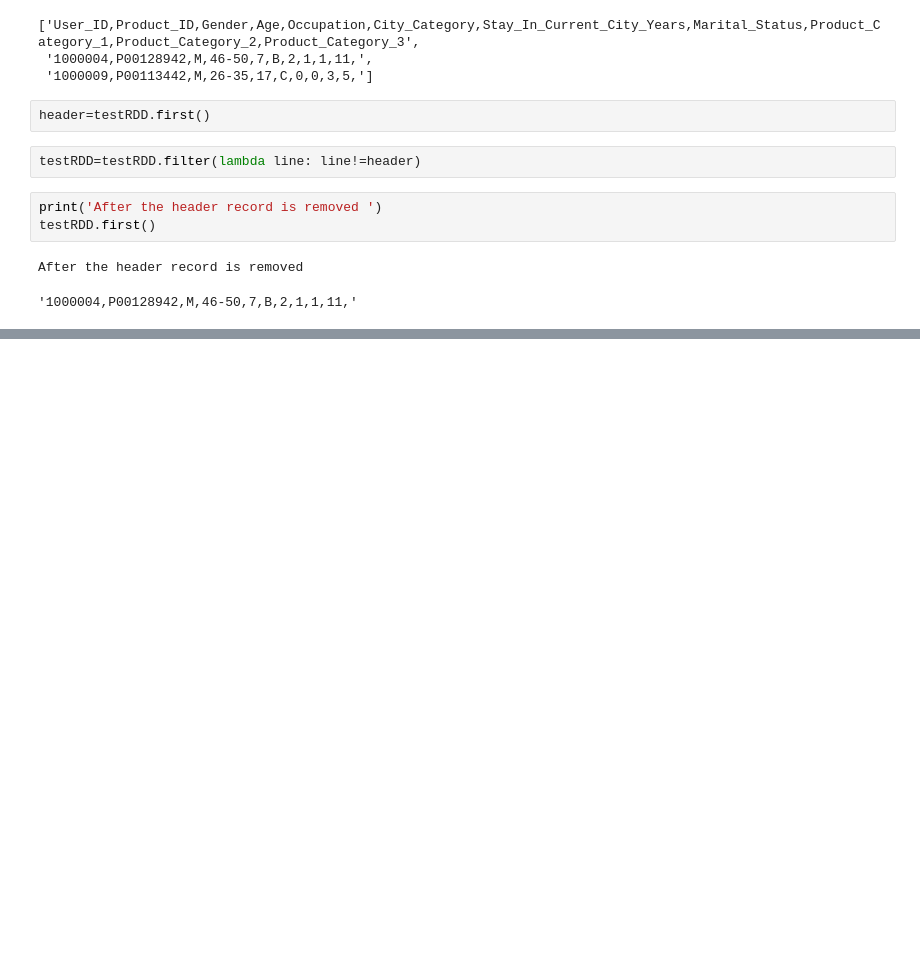
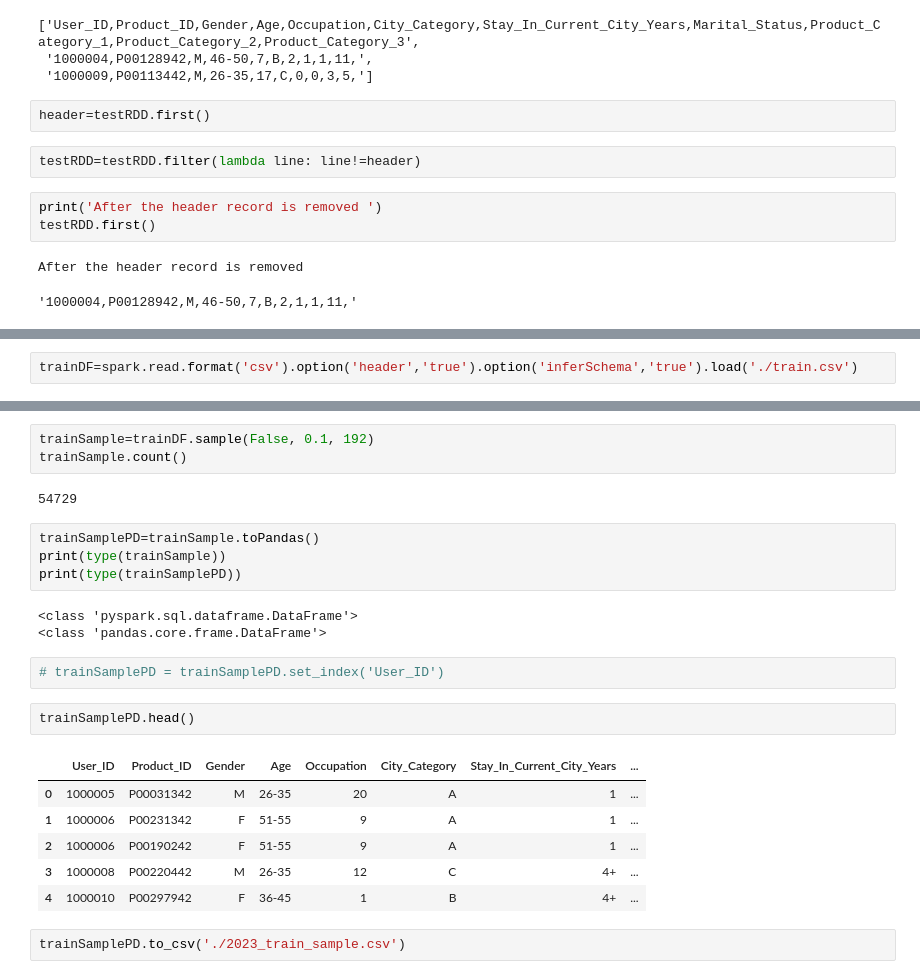
Before and after one commit to dharantej1/TEK_Training, a Jupyter notebook: 5. Data Analysis/Spark_SQL.ipynb, the cells around one changed output, grey strips where cells are left out. Drawn from its saved outputs; the diff is of its cells as text; blank space fills up the shorter version.

Commit message:
update Spark_SQL.ipynb & datasets

```diff
--- a/5. Data Analysis/Spark_SQL.ipynb
+++ b/5. Data Analysis/Spark_SQL.ipynb
@@ -204,0 +251,2 @@ After the header record is removed
+# %%
+trainDF=spark.read.format('csv').option('header','true').option('inferSchema','true').load('./train.csv')
@@ -204,0 +277,25 @@ After the header record is removed
+# %%
+trainSample=trainDF.sample(False, 0.1, 192)
+trainSample.count()
+# %% [output]
+54729
+# %%
+trainSamplePD=trainSample.toPandas()
+print(type(trainSample))
+print(type(trainSamplePD))
+# %% [output]
+<class 'pyspark.sql.dataframe.DataFrame'>
+<class 'pandas.core.frame.DataFrame'>
+# %%
+# trainSamplePD = trainSamplePD.set_index('User_ID')
+# %%
+trainSamplePD.head()
+# %% [output]
+|  | User_ID | Product_ID | Gender | Age | Occupation | City_Category | Stay_In_Current_City_Years | ... |
+| 0 | 1000005 | P00031342 | M | 26-35 | 20 | A | 1 | ... |
+| 1 | 1000006 | P00231342 | F | 51-55 | 9 | A | 1 | ... |
+| 2 | 1000006 | P00190242 | F | 51-55 | 9 | A | 1 | ... |
+| 3 | 1000008 | P00220442 | M | 26-35 | 12 | C | 4+ | ... |
+| 4 | 1000010 | P00297942 | F | 36-45 | 1 | B | 4+ | ... |
+# %%
+trainSamplePD.to_csv('./2023_train_sample.csv')
```
Also changed, not shown: parts of 28 cells of this notebook, 4 other files.
